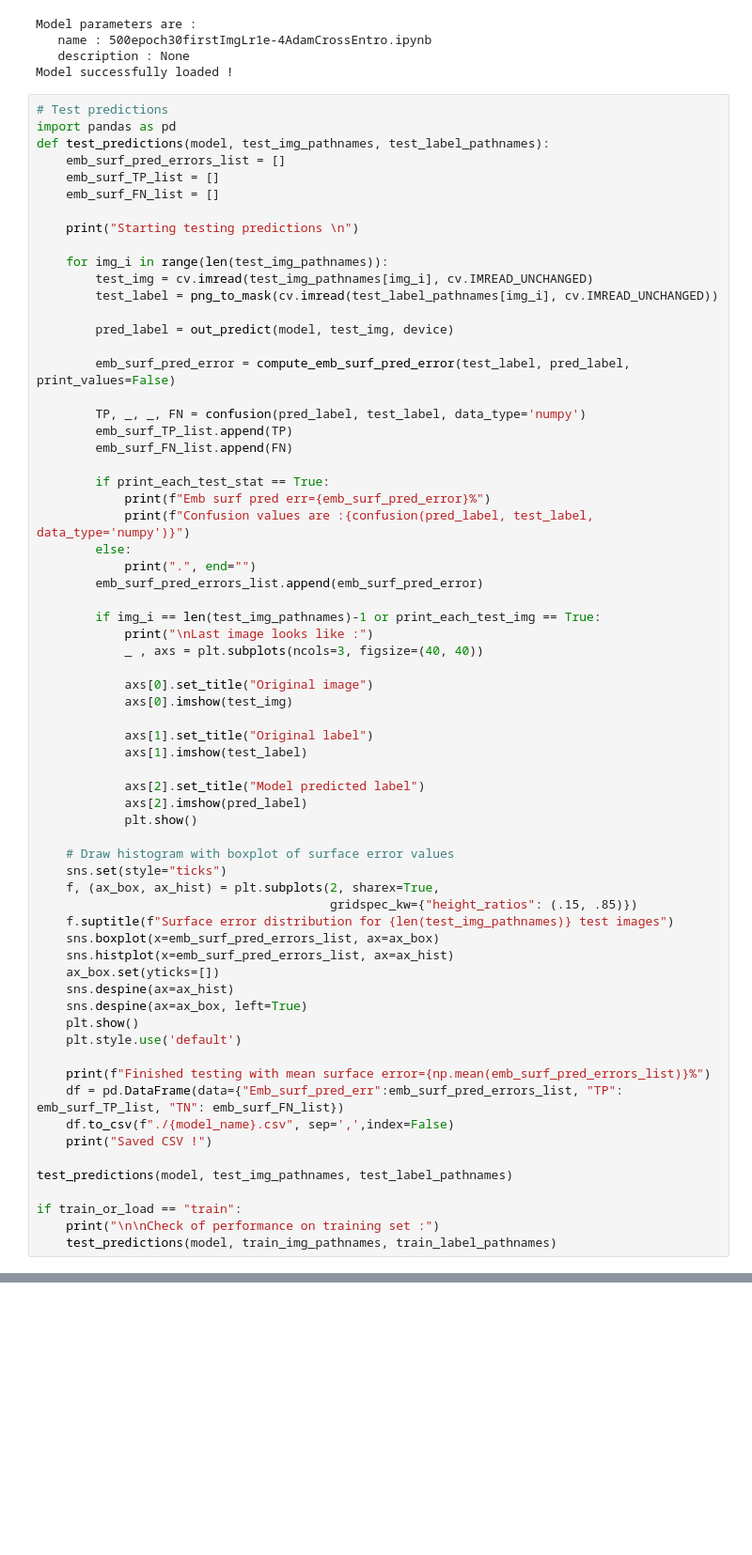
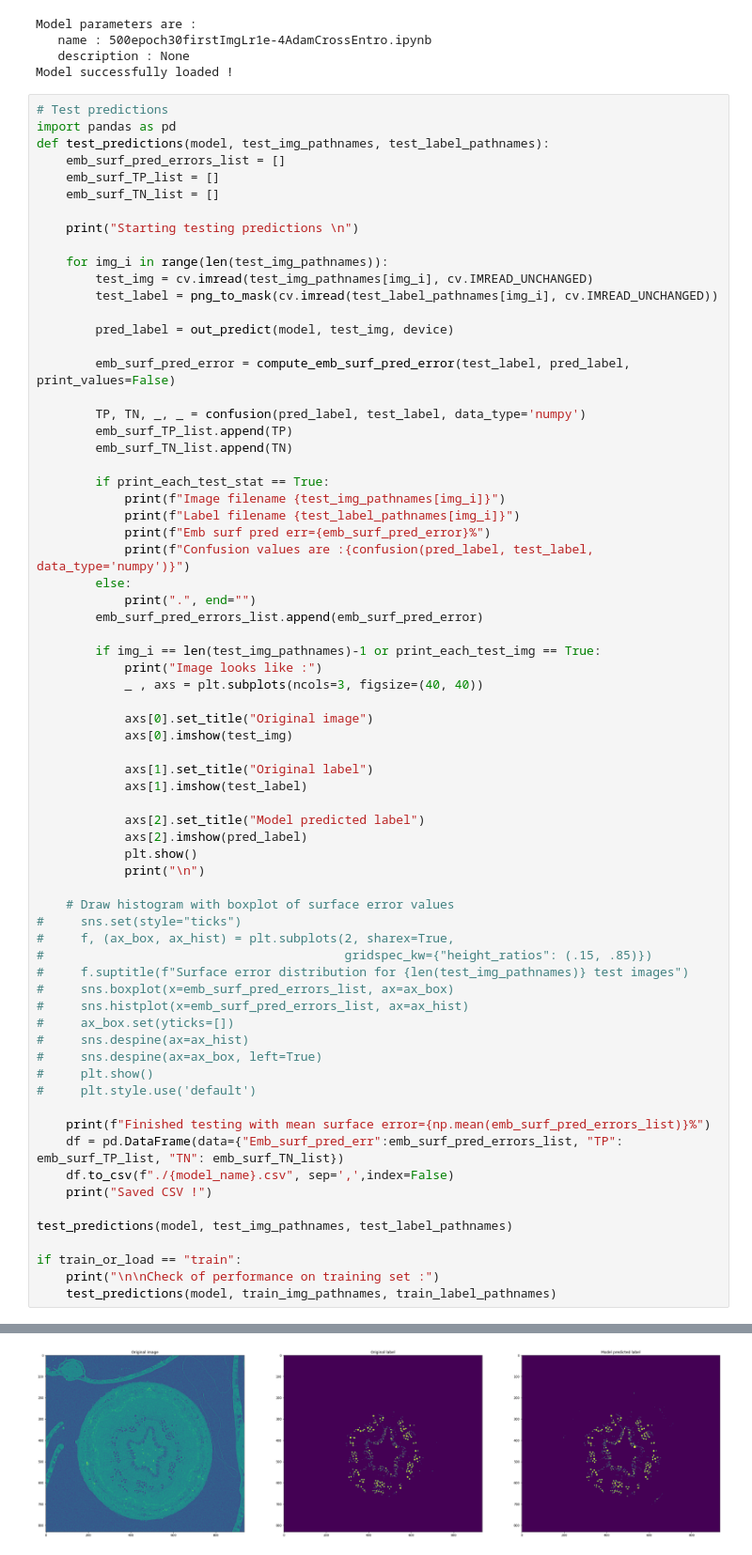
Before and after one commit to theophanemayaud/EPFL-ML-for-science-embolism-detection, a Jupyter notebook: th_UNet rewrites/th_u_net_500epoch30firstImgLr1e_4AdamCrossEntro.ipynb, the cells around one changed output, grey strips where cells are left out. Shown at 94% size. Cells and saved outputs as stored; diff of their text form; blank space fills up the shorter version.

```diff
--- a/th_UNet rewrites/th_u_net_500epoch30firstImgLr1e_4AdamCrossEntro.ipynb
+++ b/th_UNet rewrites/th_u_net_500epoch30firstImgLr1e_4AdamCrossEntro.ipynb
@@ -324,7 +324,7 @@ import pandas as pd
 def test_predictions(model, test_img_pathnames, test_label_pathnames):
     emb_surf_pred_errors_list = []
     emb_surf_TP_list = []
-    emb_surf_FN_list = []
+    emb_surf_TN_list = []
 
     print("Starting testing predictions \n")
 
@@ -336,11 +336,13 @@ def test_predictions(model, test_img_pathnames, test_label_pathnames):
 
         emb_surf_pred_error = compute_emb_surf_pred_error(test_label, pred_label, print_values=False)
 
-        TP, _, _, FN = confusion(pred_label, test_label, data_type='numpy')
+        TP, TN, _, _ = confusion(pred_label, test_label, data_type='numpy')
         emb_surf_TP_list.append(TP)
-        emb_surf_FN_list.append(FN)
+        emb_surf_TN_list.append(TN)
 
         if print_each_test_stat == True:
+            print(f"Image filename {test_img_pathnames[img_i]}")
+            print(f"Label filename {test_label_pathnames[img_i]}")
             print(f"Emb surf pred err={emb_surf_pred_error}%")
             print(f"Confusion values are :{confusion(pred_label, test_label, data_type='numpy')}")
         else:
@@ -348,7 +350,7 @@ def test_predictions(model, test_img_pathnames, test_label_pathnames):
         emb_surf_pred_errors_list.append(emb_surf_pred_error)
 
         if img_i == len(test_img_pathnames)-1 or print_each_test_img == True:
-            print("\nLast image looks like :")
+            print("Image looks like :")
             _ , axs = plt.subplots(ncols=3, figsize=(40, 40))
 
             axs[0].set_title("Original image")
@@ -360,22 +362,23 @@ def test_predictions(model, test_img_pathnames, test_label_pathnames):
             axs[2].set_title("Model predicted label")
             axs[2].imshow(pred_label)
             plt.show()
+            print("\n")
 
     # Draw histogram with boxplot of surface error values
-    sns.set(style="ticks")
-    f, (ax_box, ax_hist) = plt.subplots(2, sharex=True,
-                                        gridspec_kw={"height_ratios": (.15, .85)})
-    f.suptitle(f"Surface error distribution for {len(test_img_pathnames)} test images")
-    sns.boxplot(x=emb_surf_pred_errors_list, ax=ax_box)
-    sns.histplot(x=emb_surf_pred_errors_list, ax=ax_hist)
-    ax_box.set(yticks=[])
-    sns.despine(ax=ax_hist)
-    sns.despine(ax=ax_box, left=True)
-    plt.show()
-    plt.style.use('default')
+#     sns.set(style="ticks")
+#     f, (ax_box, ax_hist) = plt.subplots(2, sharex=True,
+#                                         gridspec_kw={"height_ratios": (.15, .85)})
+#     f.suptitle(f"Surface error distribution for {len(test_img_pathnames)} test images")
+#     sns.boxplot(x=emb_surf_pred_errors_list, ax=ax_box)
+#     sns.histplot(x=emb_surf_pred_errors_list, ax=ax_hist)
+#     ax_box.set(yticks=[])
+#     sns.despine(ax=ax_hist)
+#     sns.despine(ax=ax_box, left=True)
+#     plt.show()
+#     plt.style.use('default')
 
     print(f"Finished testing with mean surface error={np.mean(emb_surf_pred_errors_list)}%")
-    df = pd.DataFrame(data={"Emb_surf_pred_err":emb_surf_pred_errors_list, "TP": emb_surf_TP_list, "TN": emb_surf_FN_list})
+    df = pd.DataFrame(data={"Emb_surf_pred_err":emb_surf_pred_errors_list, "TP": emb_surf_TP_list, "TN": emb_surf_TN_list})
     df.to_csv(f"./{model_name}.csv", sep=',',index=False)
     print("Saved CSV !")
 
@@ -391,0 +408 @@ Saved CSV !
+[figure, added]
```
Also changed, not shown: parts of 1 cell of this notebook.
